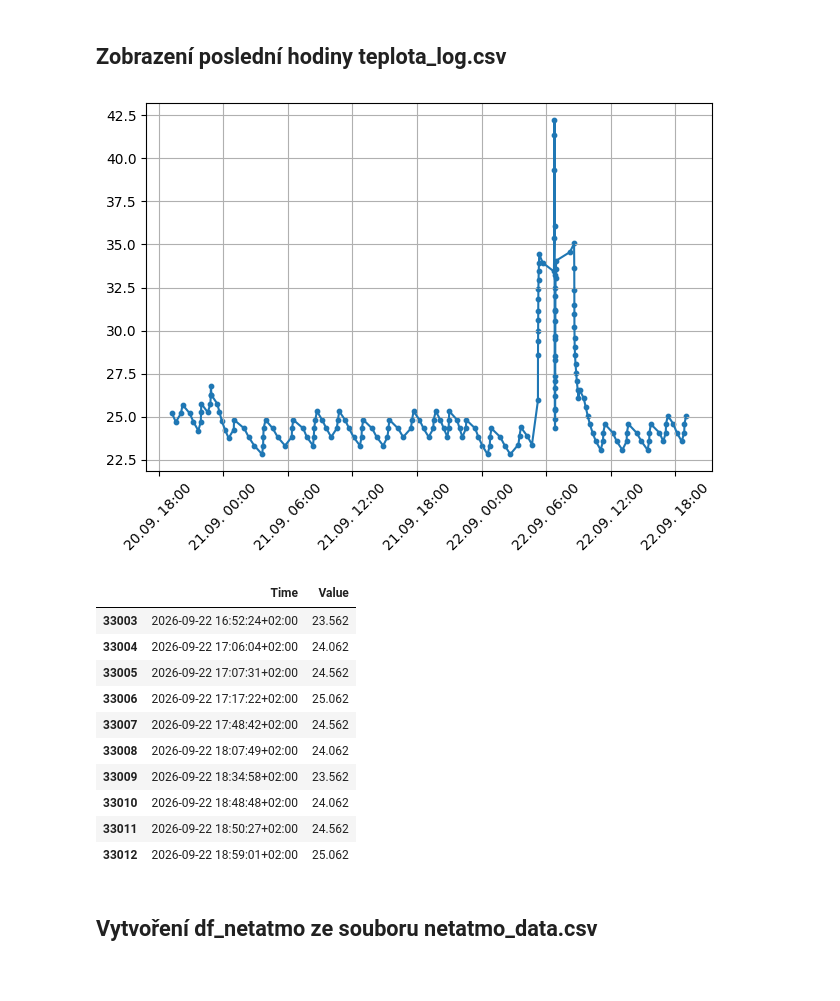
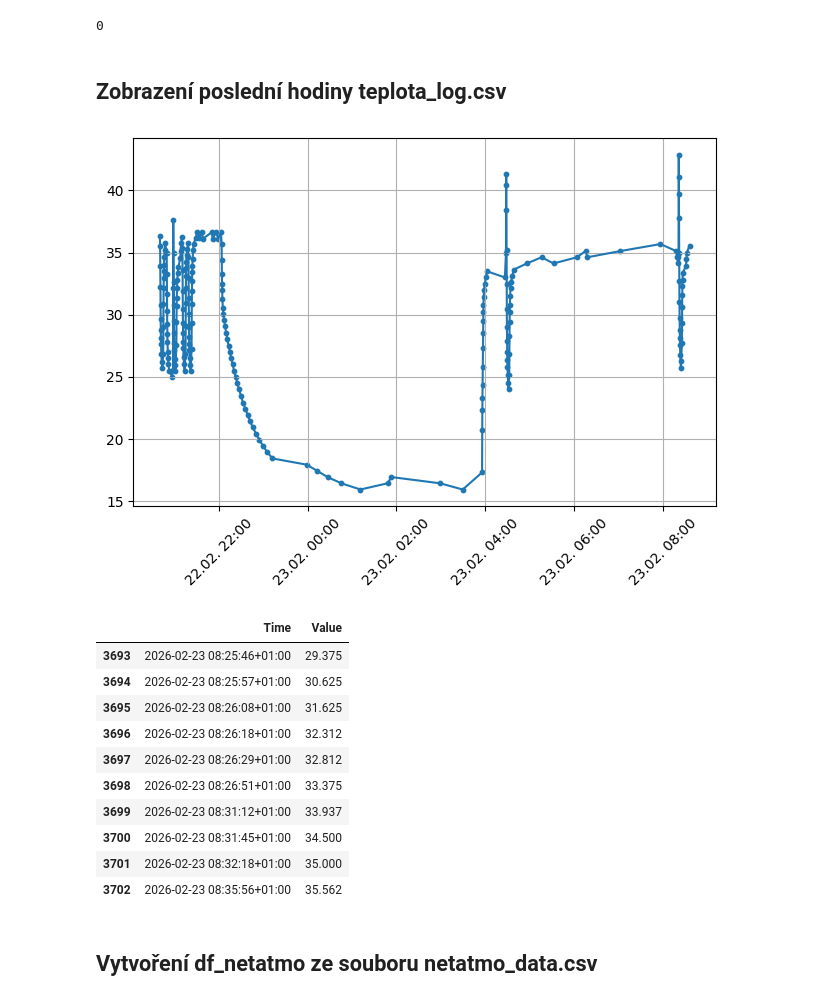
Before and after one commit to MarekCoderslab/Teploty_kotle, a Jupyter notebook: Teplota_kotle.ipynb, the cells around one changed output. Saved outputs shown, nothing was run; the diff lists cells and outputs as text; code cells hidden in the pictures.

```diff
--- a/Teplota_kotle.ipynb
+++ b/Teplota_kotle.ipynb
@@ -125,52 +108,69 @@ Dropdown(description='End hodina:', index=20, options=('00', '01', '02', '03', '
 [interactive output not drawn]
 [interactive output not drawn]
+# %%
+import os
+
+PI = "pi@192.168.11.89"
+DEST = "/Users/Marek/Library/Mobile Documents/com~apple~CloudDocs/Documents/GitHub/Teploty_kotle"
+
+FILES = [
+    "/home/pi/teplota_pradelna.csv",
+    "/home/pi/teplota_log.csv",
+    "/home/pi/netatmo/climate.log",
+    "/home/pi/netatmo/netatmo_climate.csv",
+]
+
+scp_cmd = "scp " + " ".join(f"{PI}:{f}" for f in FILES) + f' "{DEST}"'
+os.system(scp_cmd)
+# %% [output]
+0
 # %% [markdown]
 ## Zobrazení poslední hodiny teplota_log.csv
 # %%
 import pandas as pd
 import matplotlib.pyplot as plt
 import matplotlib.dates as mdates
 import zoneinfo
 
 ax = plt.gca()
 ax.xaxis.set_major_formatter(
     mdates.DateFormatter('%d.%m. %H:%M', tz=zoneinfo.ZoneInfo("Europe/Prague"))
 )
 plt.xticks(rotation=45)
 
-df = pd.read_csv("/Users/Marek/Documents/raspberry/netatmo/teplota_log.csv", header=None, names=["Time", "Value"])
+df = pd.read_csv("teplota_log.csv", header=None, names=["Time", "Value"])
 df["Time"] = (
     pd.to_datetime(df["Time"], errors="coerce")
     .dt.tz_localize("Europe/Prague") # ← DŮLEŽITÉ
 )
 
 df["Value"] = pd.to_numeric(df["Value"], errors="coerce")
 df = df.dropna().sort_values("Time").drop_duplicates("Time")
 
-df_plot = df[df["Time"] >= df["Time"].max() - pd.Timedelta(hours=48)]
+df_plot = df[df["Time"] >= df["Time"].max() - pd.Timedelta(hours=12)]
 
 plt.plot(df_plot["Time"], df_plot["Value"])
 plt.scatter(df_plot["Time"], df_plot["Value"], s=10)
 plt.grid()
 plt.tight_layout()
 plt.show()
 # %% [output]
-[figure, old version]
+[figure, new version]
 # %%
 
 df.tail(10)
 # %% [output]
 |  | Time | Value |
-| 33003 | 2026-09-22 16:52:24+02:00 | 23.562 |
-| 33004 | 2026-09-22 17:06:04+02:00 | 24.062 |
-| 33005 | 2026-09-22 17:07:31+02:00 | 24.562 |
-| 33006 | 2026-09-22 17:17:22+02:00 | 25.062 |
-| 33007 | 2026-09-22 17:48:42+02:00 | 24.562 |
-| 33008 | 2026-09-22 18:07:49+02:00 | 24.062 |
-| 33009 | 2026-09-22 18:34:58+02:00 | 23.562 |
-| 33010 | 2026-09-22 18:48:48+02:00 | 24.062 |
-| 33011 | 2026-09-22 18:50:27+02:00 | 24.562 |
-| 33012 | 2026-09-22 18:59:01+02:00 | 25.062 |
+| 3693 | 2026-02-23 08:25:46+01:00 | 29.375 |
+| 3694 | 2026-02-23 08:25:57+01:00 | 30.625 |
+| 3695 | 2026-02-23 08:26:08+01:00 | 31.625 |
+| 3696 | 2026-02-23 08:26:18+01:00 | 32.312 |
+| 3697 | 2026-02-23 08:26:29+01:00 | 32.812 |
+| 3698 | 2026-02-23 08:26:51+01:00 | 33.375 |
+| 3699 | 2026-02-23 08:31:12+01:00 | 33.937 |
+| 3700 | 2026-02-23 08:31:45+01:00 | 34.500 |
+| 3701 | 2026-02-23 08:32:18+01:00 | 35.000 |
+| 3702 | 2026-02-23 08:35:56+01:00 | 35.562 |
 # %% [markdown]
 ## Vytvoření df_netatmo ze souboru netatmo_data.csv
 # %%
```
Also changed, not shown: parts of 12 cells of this notebook, 2 other files.
